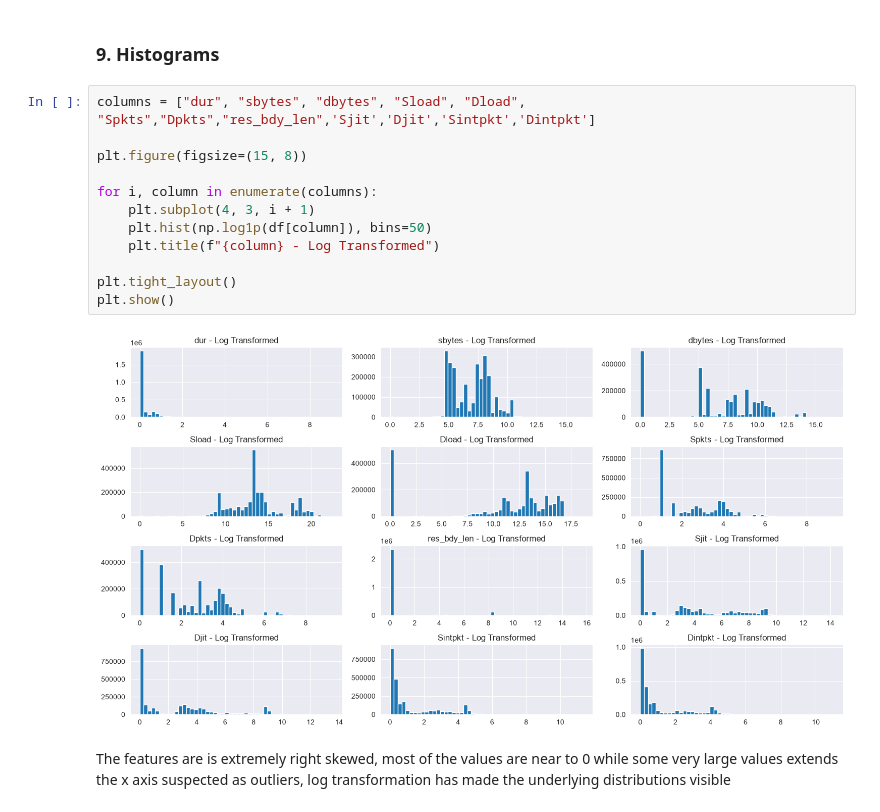
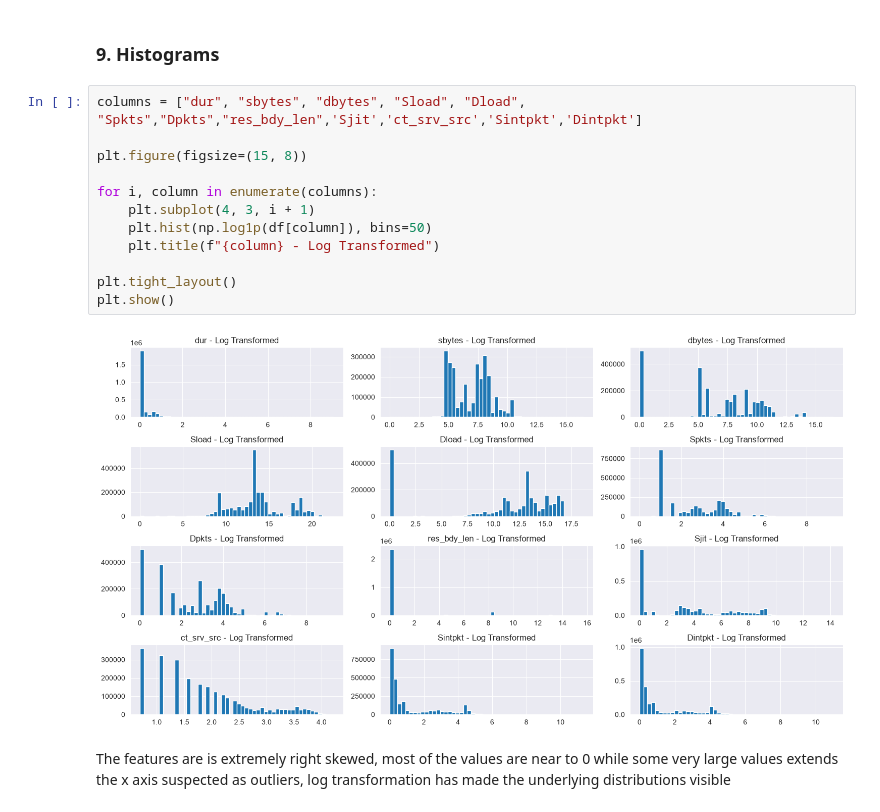
Before and after one commit to ShuvamLabs/network-anomaly-detector, a Jupyter notebook: Detector/notebooks/01-data-observation.ipynb, the cells around one changed output. Cells and saved outputs as stored; diff of their text form.

```diff
--- a/Detector/notebooks/01-data-observation.ipynb
+++ b/Detector/notebooks/01-data-observation.ipynb
@@ -182,19 +182,19 @@ Name: Label, dtype: float64
 # %% [markdown]
 ### 9. Histograms
 # %%
-columns = ["dur", "sbytes", "dbytes", "Sload", "Dload", "Spkts","Dpkts","res_bdy_len",'Sjit','Djit','Sintpkt','Dintpkt']
+columns = ["dur", "sbytes", "dbytes", "Sload", "Dload", "Spkts","Dpkts","res_bdy_len",'Sjit','ct_srv_src','Sintpkt','Dintpkt']
 
 plt.figure(figsize=(15, 8))
 
 for i, column in enumerate(columns):
     plt.subplot(4, 3, i + 1)
     plt.hist(np.log1p(df[column]), bins=50)
     plt.title(f"{column} - Log Transformed")
 
 plt.tight_layout()
 plt.show()
 # %% [output]
-[figure, old version]
+[figure, new version]
 # %% [markdown]
 The features are is extremely right skewed, most of the values are near to 0 while some very large values extends the x axis suspected as outliers, log transformation has made the underlying distributions visible
 # %% [markdown]
```
Also changed, not shown: 2 other files.
